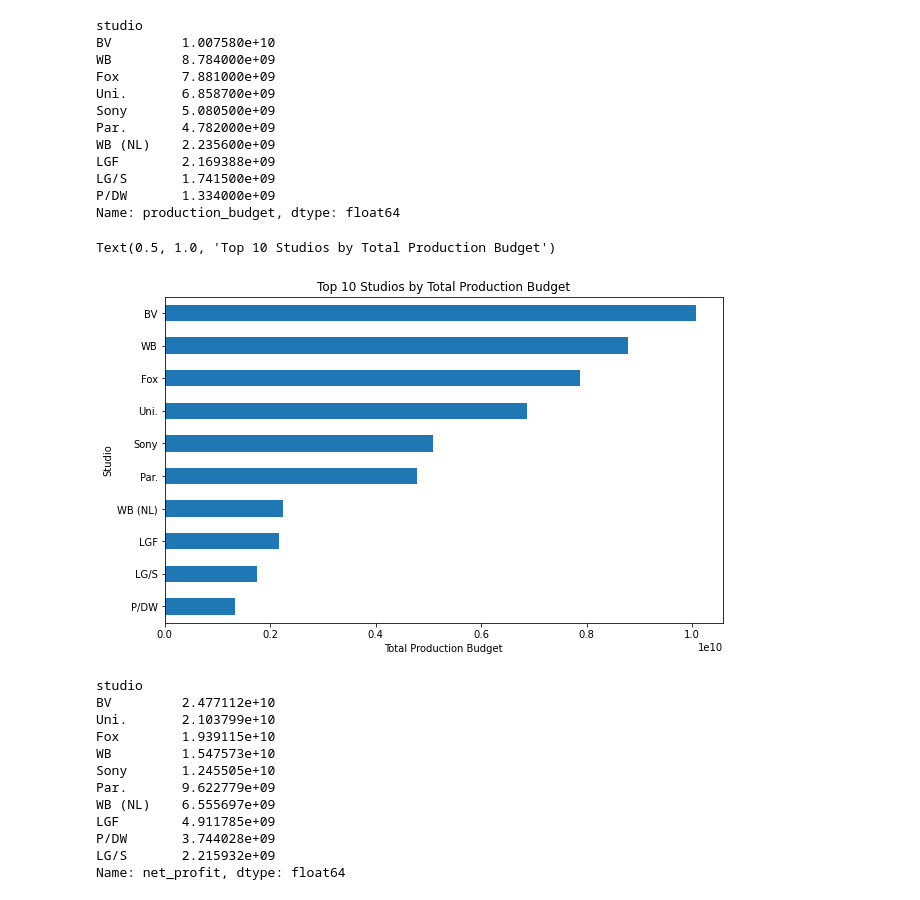
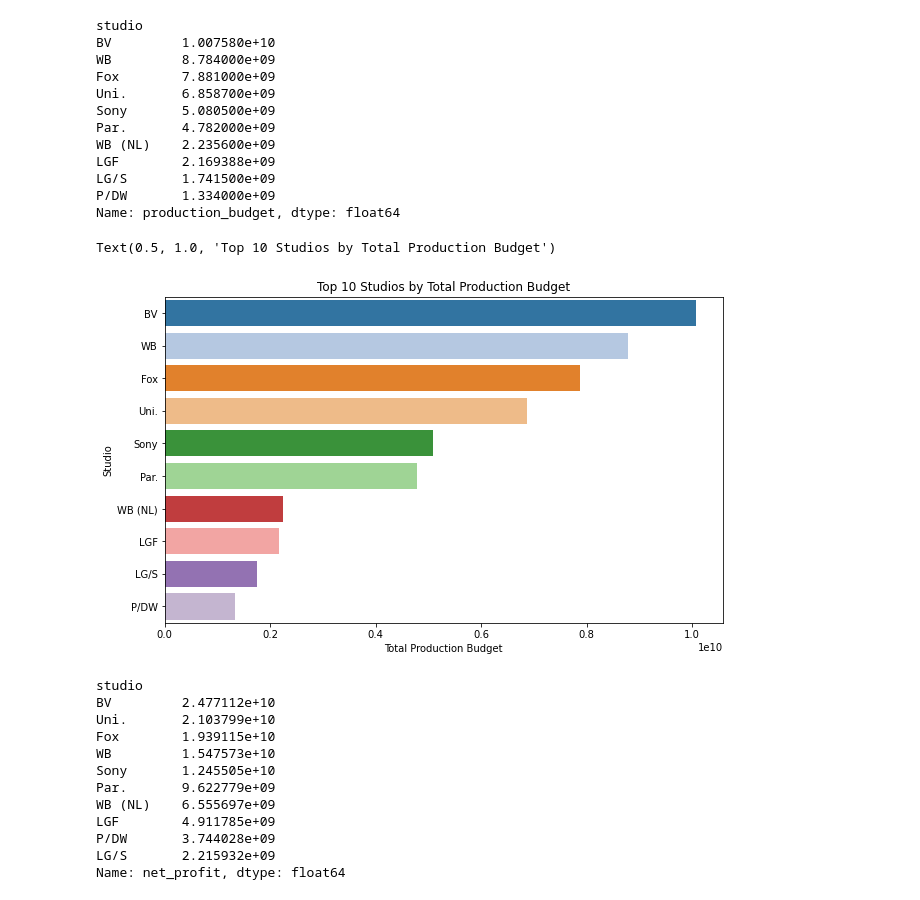
Before and after one commit to clivekinyanjui/DS-Phase_2-Group_3-Project, a Jupyter notebook: Notebook/index.ipynb, the cells around one changed output. Drawn from its saved outputs; the diff is of its cells as text; code cells hidden in the pictures.

```diff
--- a/Notebook/index.ipynb
+++ b/Notebook/index.ipynb
@@ -700,15 +700,23 @@ LGF        2.169388e+09
 LG/S       1.741500e+09
 P/DW       1.334000e+09
 Name: production_budget, dtype: float64
+# %%
+top_budget_studios = top_budget_studios.reset_index()
 # %%
 plt.figure(figsize=(10, 6))
-top_budget_studios.sort_values().plot(kind='barh')
+sns.barplot(
+    data=top_budget_studios,
+    x='production_budget',
+    y='studio',
+    palette='tab20'
+)
+# top_budget_studios.sort_values().plot(kind='barh')
 plt.xlabel('Total Production Budget')
 plt.ylabel('Studio')
 plt.title('Top 10 Studios by Total Production Budget')
 # %% [output]
 Text(0.5, 1.0, 'Top 10 Studios by Total Production Budget')
-[figure, old version]
+[figure, new version]
 # %%
 # studios with the highest net profit
 
```
Also changed, not shown: parts of 6 cells of this notebook.
